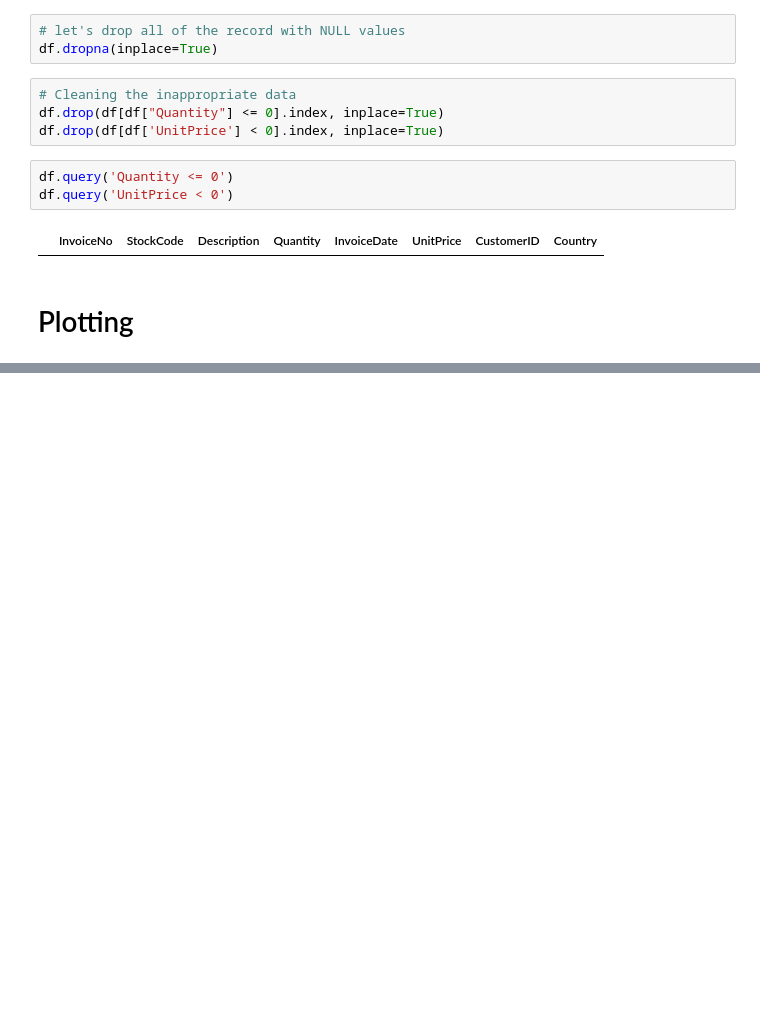
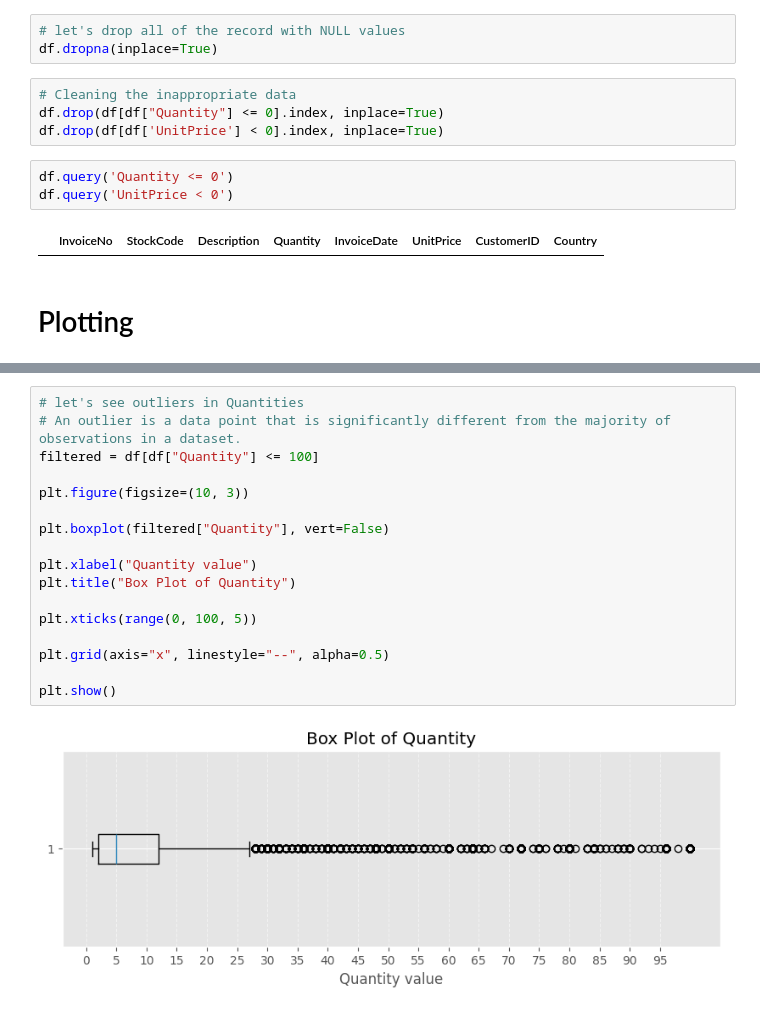
Before and after one commit to bikash-789/ml-journey, a Jupyter notebook: 00-python_and_pandas_review/Pandas_Intermeditate.ipynb, the cells around one changed output, grey strips where cells are left out. Drawn from its saved outputs; the diff is of its cells as text; blank space fills up the shorter version.

```diff
--- a/00-python_and_pandas_review/Pandas_Intermeditate.ipynb
+++ b/00-python_and_pandas_review/Pandas_Intermeditate.ipynb
@@ -96,0 +132,19 @@ plt.show()
+# %%
+# let's see outliers in Quantities
+# An outlier is a data point that is significantly different from the majority of observations in a dataset.
+filtered = df[df["Quantity"] <= 100]
+
+plt.figure(figsize=(10, 3))
+
+plt.boxplot(filtered["Quantity"], vert=False)
+
+plt.xlabel("Quantity value")
+plt.title("Box Plot of Quantity")
+
+plt.xticks(range(0, 100, 5))
+
+plt.grid(axis="x", linestyle="--", alpha=0.5)
+
+plt.show()
+# %% [output]
+[figure, added]
```
Also changed, not shown: parts of 7 cells of this notebook.
